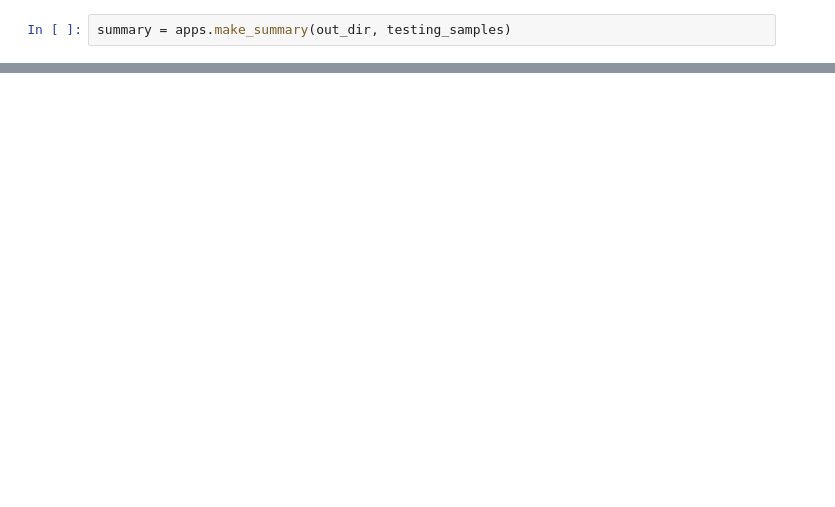
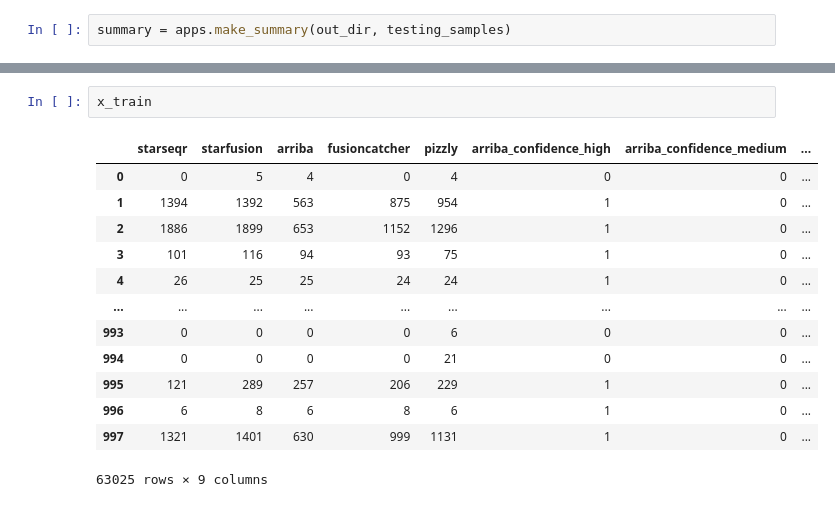
Before and after one commit to olopade-lab/fusion-ensembler, a Jupyter notebook: notebooks/polyfuse-50.ipynb, the cells around one changed output, grey strips where cells are left out. Drawn from its saved outputs; the diff is of its cells as text; blank space fills up the shorter version.

```diff
--- a/notebooks/polyfuse-50.ipynb
+++ b/notebooks/polyfuse-50.ipynb
@@ -199,0 +230,16 @@ NameError: name 'recall' is not defined
+# %%
+x_train
+# %% [output]
+|  | starseqr | starfusion | arriba | fusioncatcher | pizzly | arriba_confidence_high | arriba_confidence_medium | ... |
+| 0 | 0 | 5 | 4 | 0 | 4 | 0 | 0 | ... |
+| 1 | 1394 | 1392 | 563 | 875 | 954 | 1 | 0 | ... |
+| 2 | 1886 | 1899 | 653 | 1152 | 1296 | 1 | 0 | ... |
+| 3 | 101 | 116 | 94 | 93 | 75 | 1 | 0 | ... |
+| 4 | 26 | 25 | 25 | 24 | 24 | 1 | 0 | ... |
+| ... | ... | ... | ... | ... | ... | ... | ... | ... |
+| 993 | 0 | 0 | 0 | 0 | 6 | 0 | 0 | ... |
+| 994 | 0 | 0 | 0 | 0 | 21 | 0 | 0 | ... |
+| 995 | 121 | 289 | 257 | 206 | 229 | 1 | 0 | ... |
+| 996 | 6 | 8 | 6 | 8 | 6 | 1 | 0 | ... |
+| 997 | 1321 | 1401 | 630 | 999 | 1131 | 1 | 0 | ... |
+63025 rows × 9 columns
```
Also changed, not shown: parts of 11 cells of this notebook, 1 other file.
